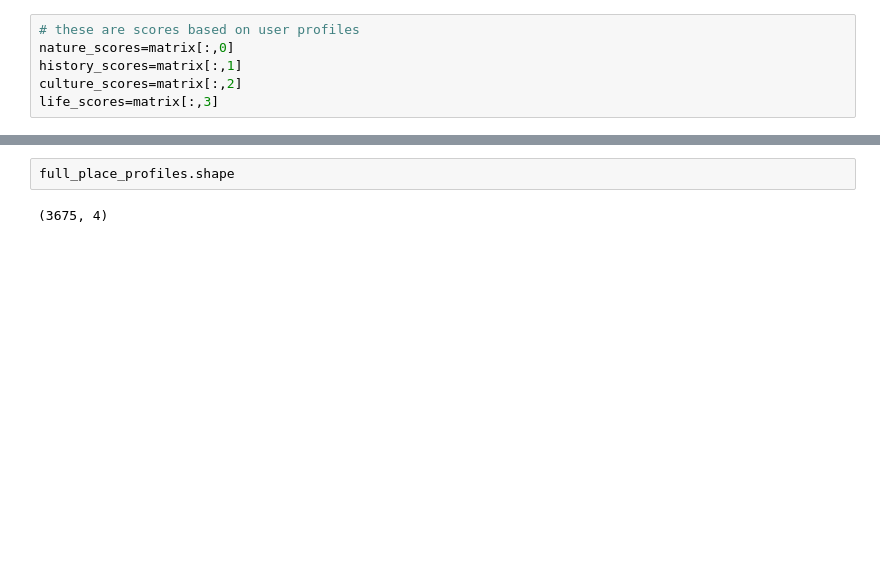
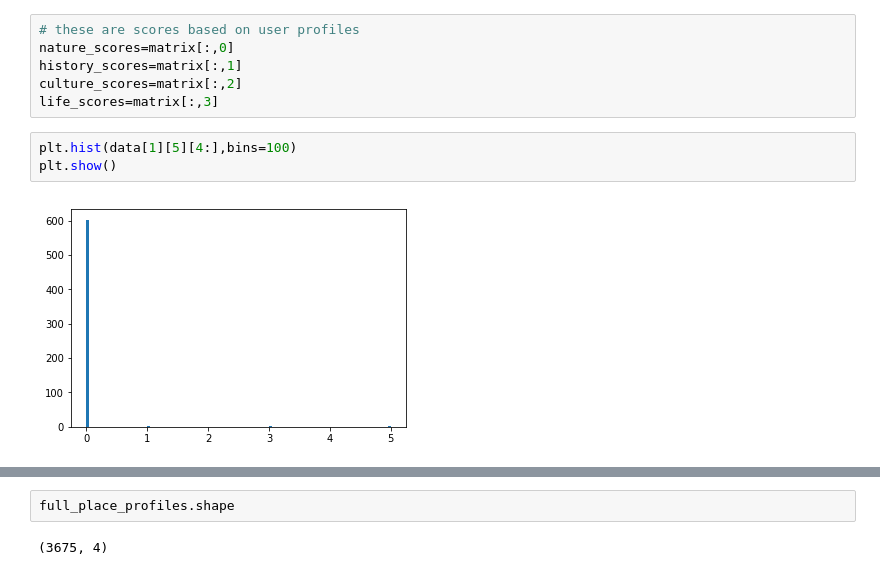
Before and after one commit to luxingshifu/TravelApp, a Jupyter notebook: TravelApp_v4.ipynb, the cells around one changed output, grey strips where cells are left out. Saved outputs shown, nothing was run; the diff lists cells and outputs as text; blank space fills up the shorter version.

```diff
--- a/TravelApp_v4.ipynb
+++ b/TravelApp_v4.ipynb
@@ -355,6 +379,11 @@ nature_scores=matrix[:,0]
 history_scores=matrix[:,1]
 culture_scores=matrix[:,2]
 life_scores=matrix[:,3]
+# %%
+plt.hist(data[1][5][4:],bins=100)
+plt.show()
+# %% [output]
+[figure, added]
 # %%
 np.mean(nature_scores), np.mean(history_scores),np.mean(culture_scores),np.mean(life_scores)
 # %% [output]
```
Also changed, not shown: parts of 40 cells of this notebook, 14 other files.
